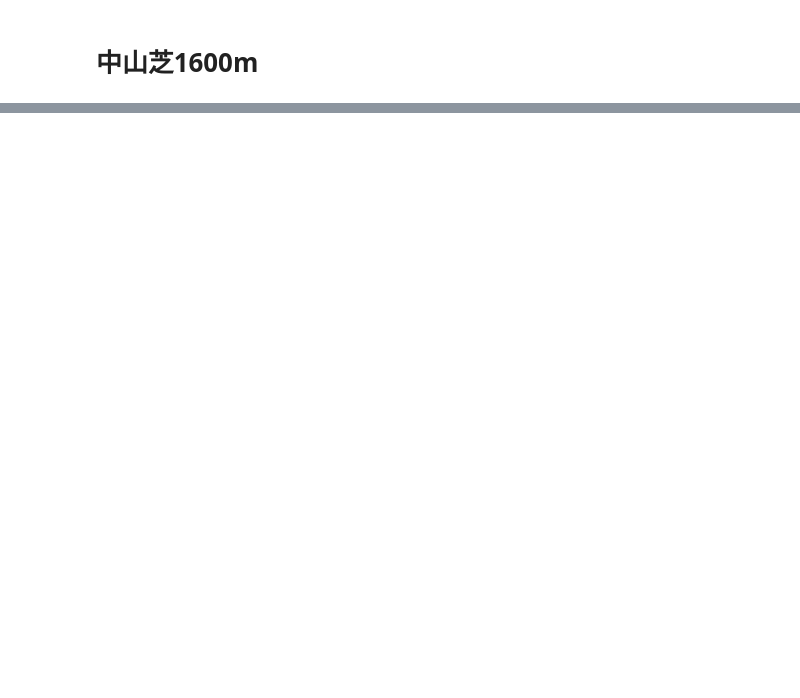
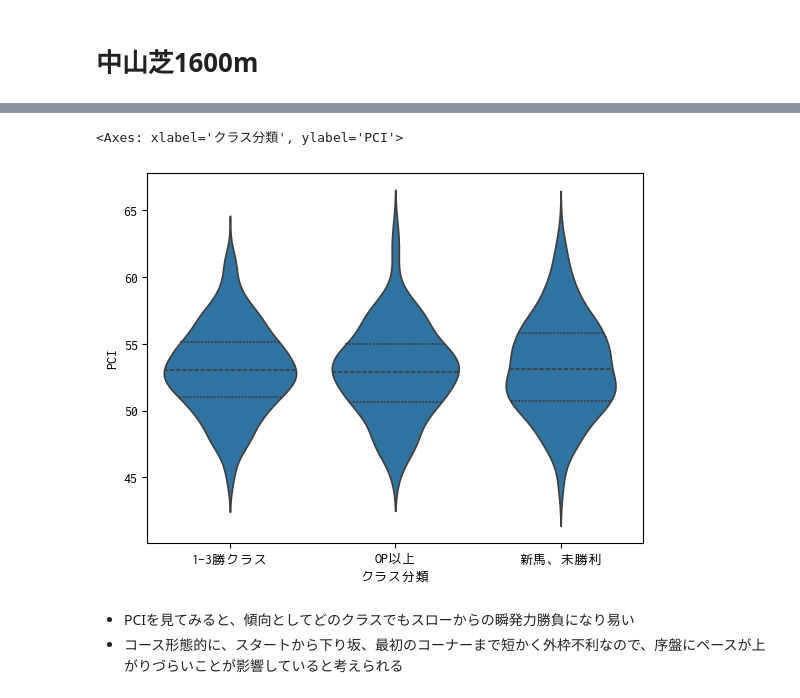
Before and after one commit to syamaguc/unicorn, a Jupyter notebook: book/notebooks/1.2.1_Nakayama-Turf-1600m.ipynb, the cells around one changed output, grey strips where cells are left out. Cells and saved outputs as stored; diff of their text form; code cells hidden in the pictures; blank space fills up the shorter version.

```diff
--- a/book/notebooks/1.2.1_Nakayama-Turf-1600m.ipynb
+++ b/book/notebooks/1.2.1_Nakayama-Turf-1600m.ipynb
@@ -98,0 +132,13 @@ plt.show()
+# %%
+sns.violinplot(
+    data=df,
+    x="クラス分類",
+    y="PCI",
+    inner="quartile"
+)
+# %% [output]
+<Axes: xlabel='クラス分類', ylabel='PCI'>
+[figure, added]
+# %% [markdown]
+- PCIを見てみると、傾向としてどのクラスでもスローからの瞬発力勝負になり易い
+- コース形態的に、スタートから下り坂、最初のコーナーまで短かく外枠不利なので、序盤にペースが上がりづらいことが影響していると考えられる
```
Also changed, not shown: parts of 12 cells of this notebook, 1 other file.
